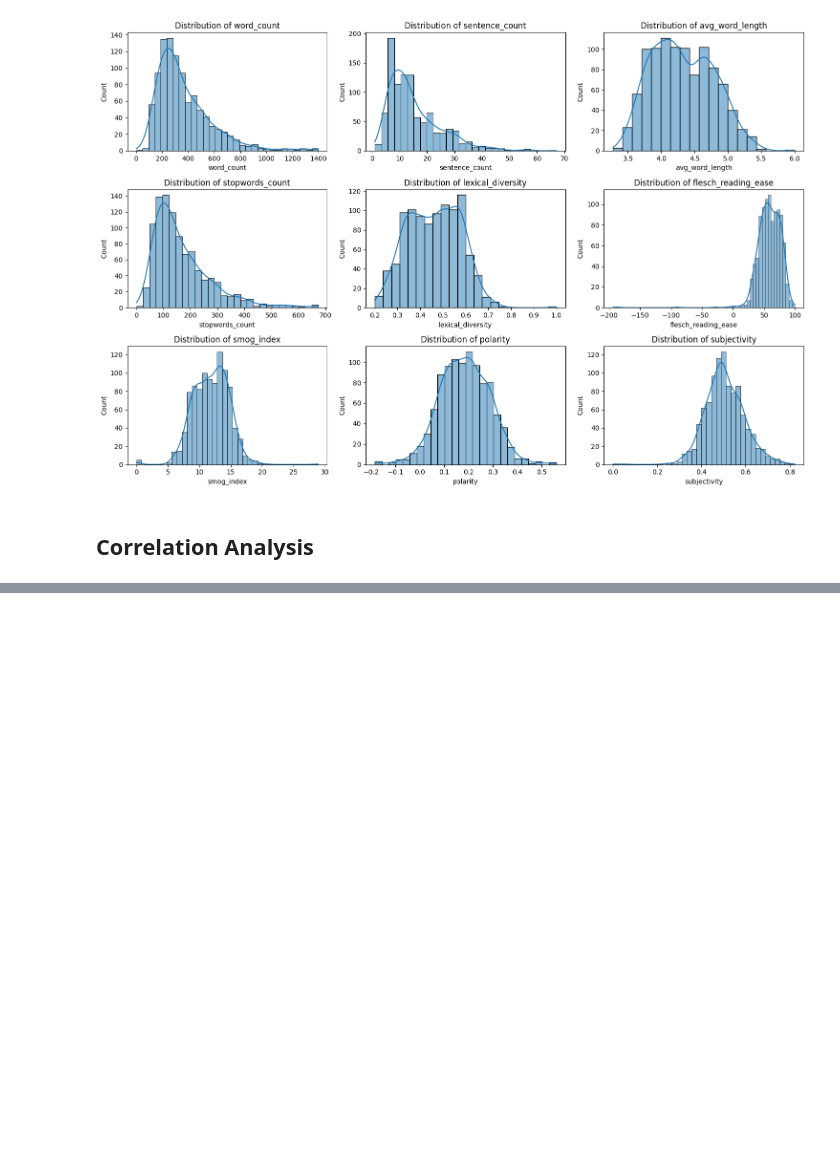
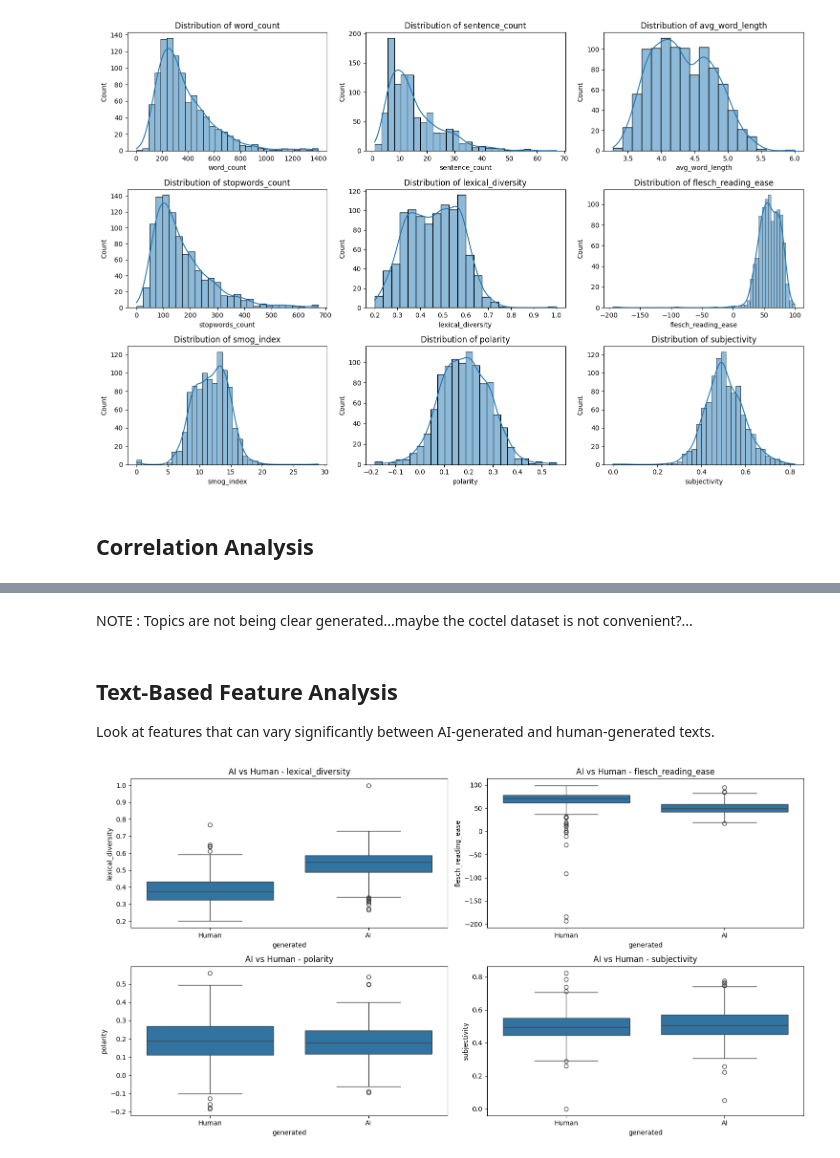
Before and after one commit to yukaberry/detect_ai_content, a Jupyter notebook: notebooks/texts /features_engineering.ipynb, the cells around one changed output, grey strips where cells are left out. Drawn from its saved outputs; the diff is of its cells as text; code cells hidden in the pictures; blank space fills up the shorter version.

```diff
--- a/notebooks/texts /features_engineering.ipynb
+++ b/notebooks/texts /features_engineering.ipynb
@@ -697,0 +708,23 @@ Clusters of Correlated Features: blocks of correlated features
+# %% [markdown]
+NOTE : Topics are not being clear generated...maybe the coctel dataset is not convenient?...
+# %% [markdown]
+## Text-Based Feature Analysis
+
+Look at features that can vary significantly between AI-generated and human-generated texts.
+# %%
+# Define AI and human data subsets
+ai_texts = hybrid_enhanced_df[hybrid_enhanced_df['generated'] == 1]
+human_texts = hybrid_enhanced_df[hybrid_enhanced_df['generated'] == 0]
+
+# Boxplot for lexical diversity, flesch_reading_ease, polarity, and subjectivity
+text_based_features = ['lexical_diversity', 'flesch_reading_ease', 'polarity', 'subjectivity']
+plt.figure(figsize=(15, 8))
+for i, feature in enumerate(text_based_features, 1):
+    plt.subplot(2, 2, i)
+    sns.boxplot(data=hybrid_enhanced_df, x='generated', y=feature)
+    plt.title(f'AI vs Human - {feature}')
+    plt.xticks([0, 1], ['Human', 'AI'])
+plt.tight_layout()
+plt.show()
+# %% [output]
+[figure, added]
```
Also changed, not shown: parts of 14 cells of this notebook.
